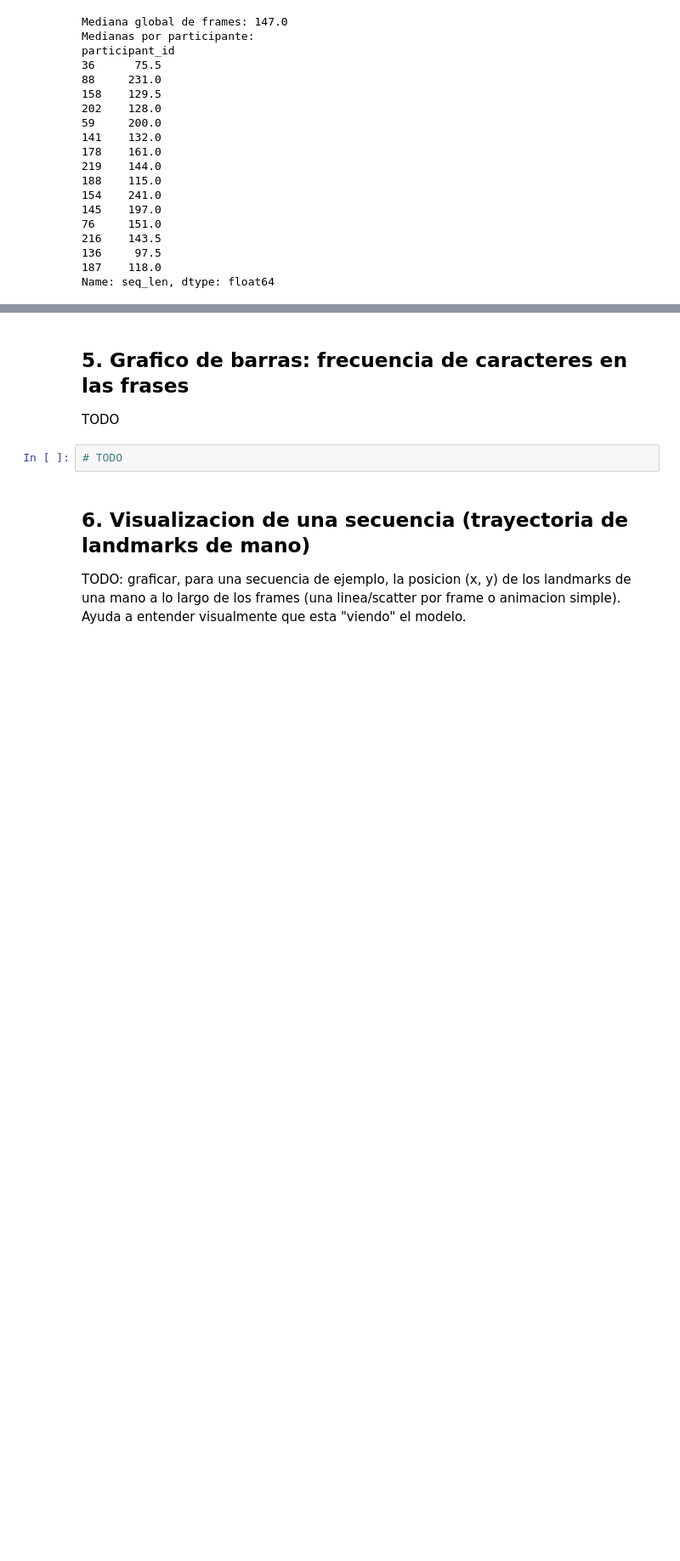
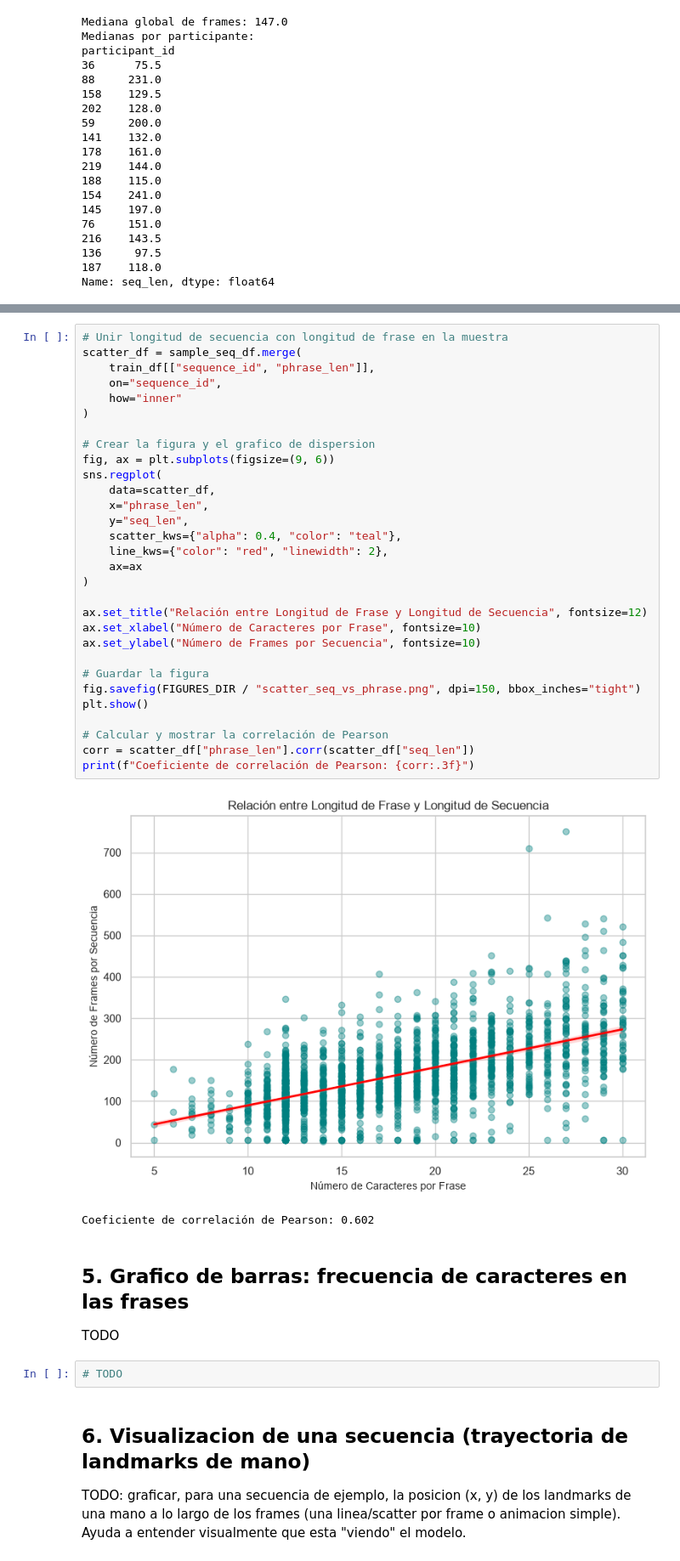
Before and after one commit to DufreyM/CC3084-Proyecto2, a Jupyter notebook: notebooks/05_visualizaciones.ipynb, the cells around one changed output, grey strips where cells are left out. Shown at 85% size. Cells and saved outputs as stored; diff of their text form; blank space fills up the shorter version.

Commit message:
feat: grafico dispersion longitud secuencia vs frase

```diff
--- a/notebooks/05_visualizaciones.ipynb
+++ b/notebooks/05_visualizaciones.ipynb
@@ -186,3 +187,36 @@ TODO
+# %%
+# Unir longitud de secuencia con longitud de frase en la muestra
+scatter_df = sample_seq_df.merge(
+    train_df[["sequence_id", "phrase_len"]],
+    on="sequence_id",
+    how="inner"
+)
+
+# Crear la figura y el grafico de dispersion
+fig, ax = plt.subplots(figsize=(9, 6))
+sns.regplot(
+    data=scatter_df,
+    x="phrase_len",
+    y="seq_len",
+    scatter_kws={"alpha": 0.4, "color": "teal"},
+    line_kws={"color": "red", "linewidth": 2},
+    ax=ax
+)
+
+ax.set_title("Relación entre Longitud de Frase y Longitud de Secuencia", fontsize=12)
+ax.set_xlabel("Número de Caracteres por Frase", fontsize=10)
+ax.set_ylabel("Número de Frames por Secuencia", fontsize=10)
+
+# Guardar la figura
+fig.savefig(FIGURES_DIR / "scatter_seq_vs_phrase.png", dpi=150, bbox_inches="tight")
+plt.show()
+
+# Calcular y mostrar la correlación de Pearson
+corr = scatter_df["phrase_len"].corr(scatter_df["seq_len"])
+print(f"Coeficiente de correlación de Pearson: {corr:.3f}")
+# %% [output]
+[figure, added]
+Coeficiente de correlación de Pearson: 0.602
 # %% [markdown]
 ## 5. Grafico de barras: frecuencia de caracteres en las frases
 
```
Also changed, not shown: parts of 3 cells of this notebook, 1 other file.
